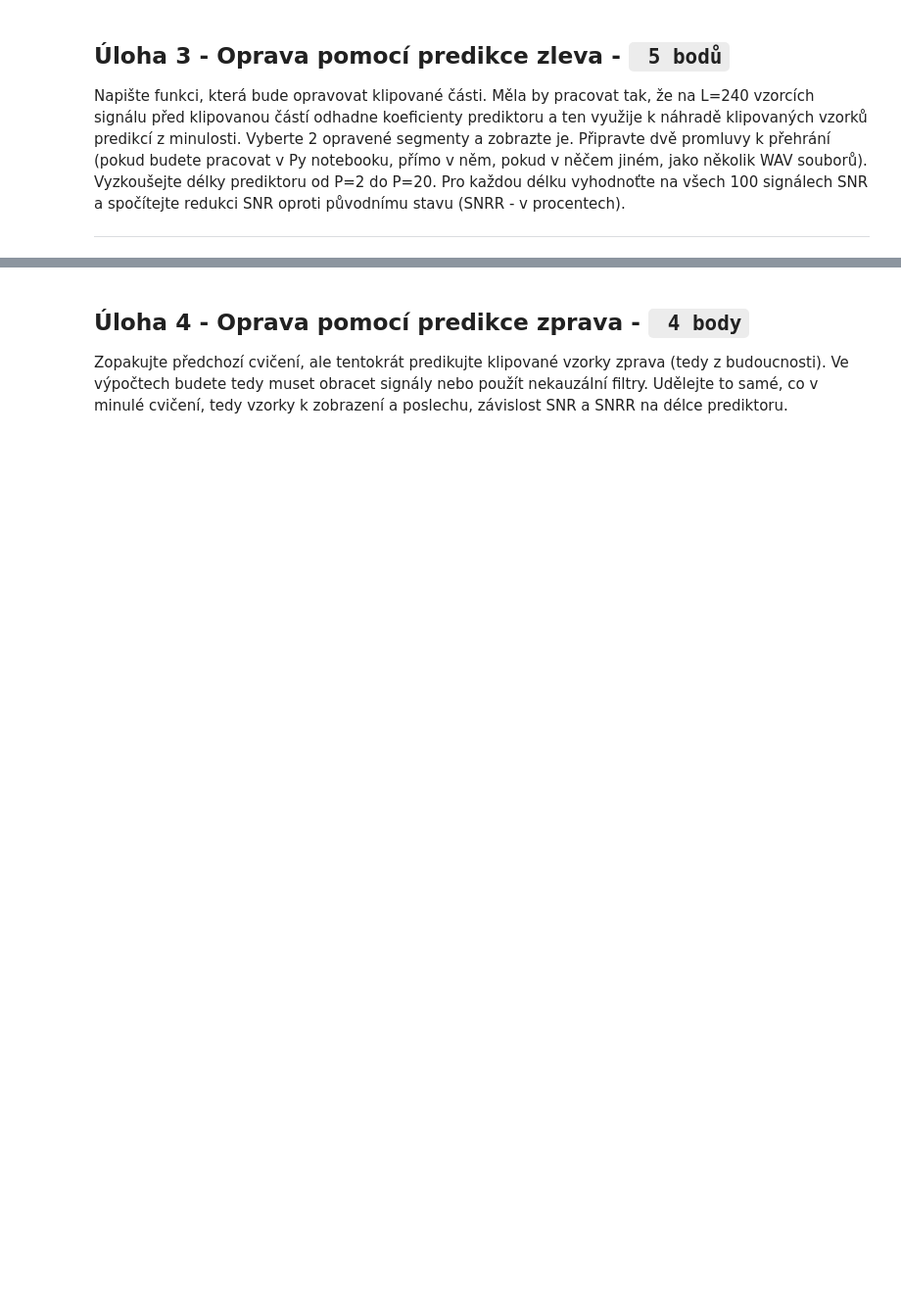
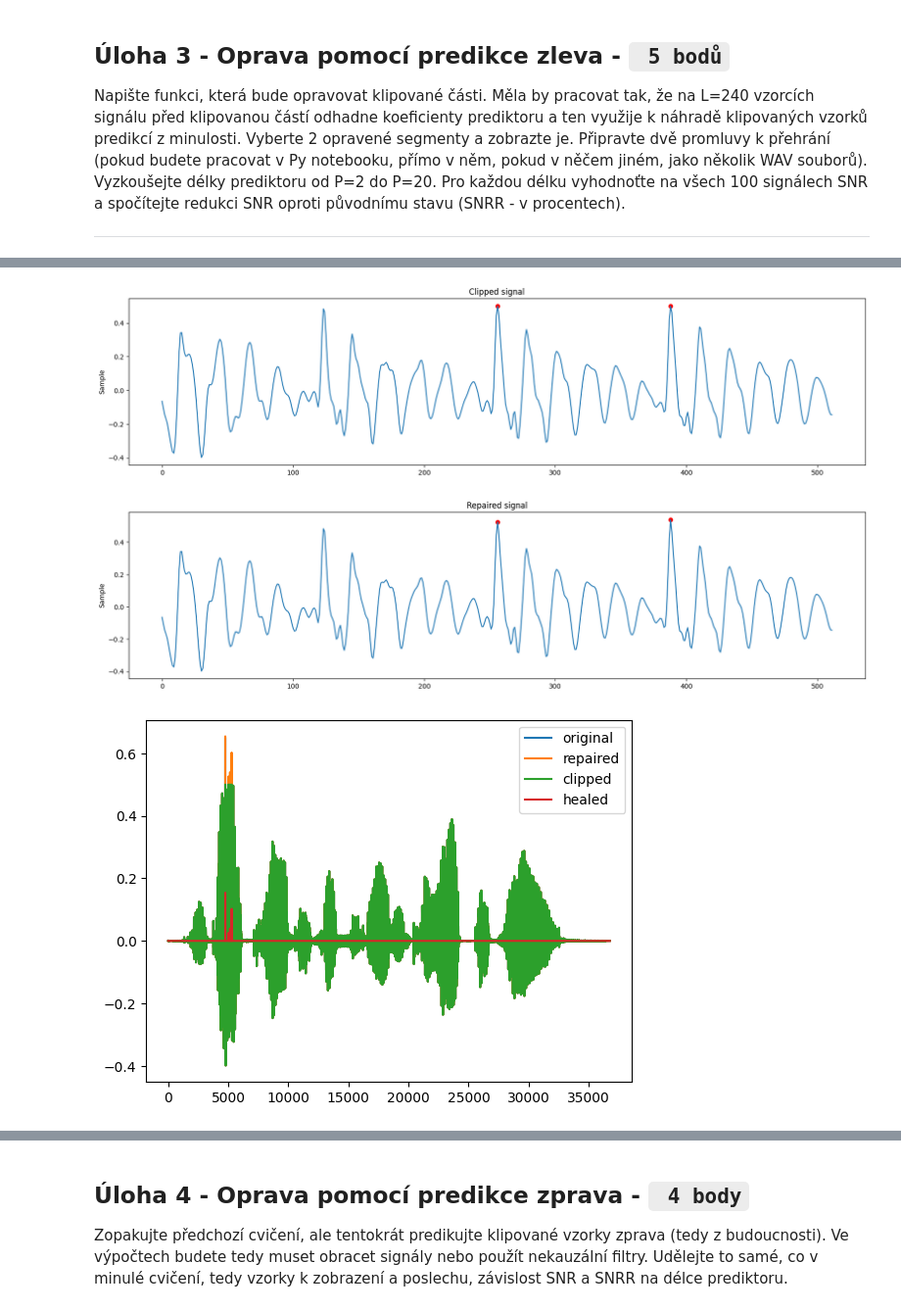
Before and after one commit to laDok8/ZRE, a Jupyter notebook: zreprojekt.ipynb, the cells around one changed output, grey strips where cells are left out. Shown at 98% size. Cells and saved outputs as stored; diff of their text form; code cells hidden in the pictures; blank space fills up the shorter version.

```diff
--- a/zreprojekt.ipynb
+++ b/zreprojekt.ipynb
@@ -182,0 +250,7 @@ Audio(signals_leftLPC[cl1], rate=Fs, normalize = False)
+# %%
+view_result(signals_leftLPC[1], signals_clp[show_example2], signals_orig[show_example2])
+Audio(signals_leftLPC[1], rate=Fs)
+# %% [output]
+[figure, added]
+[figure, added]
+[figure, added]
```
Also changed, not shown: parts of 29 cells of this notebook.
